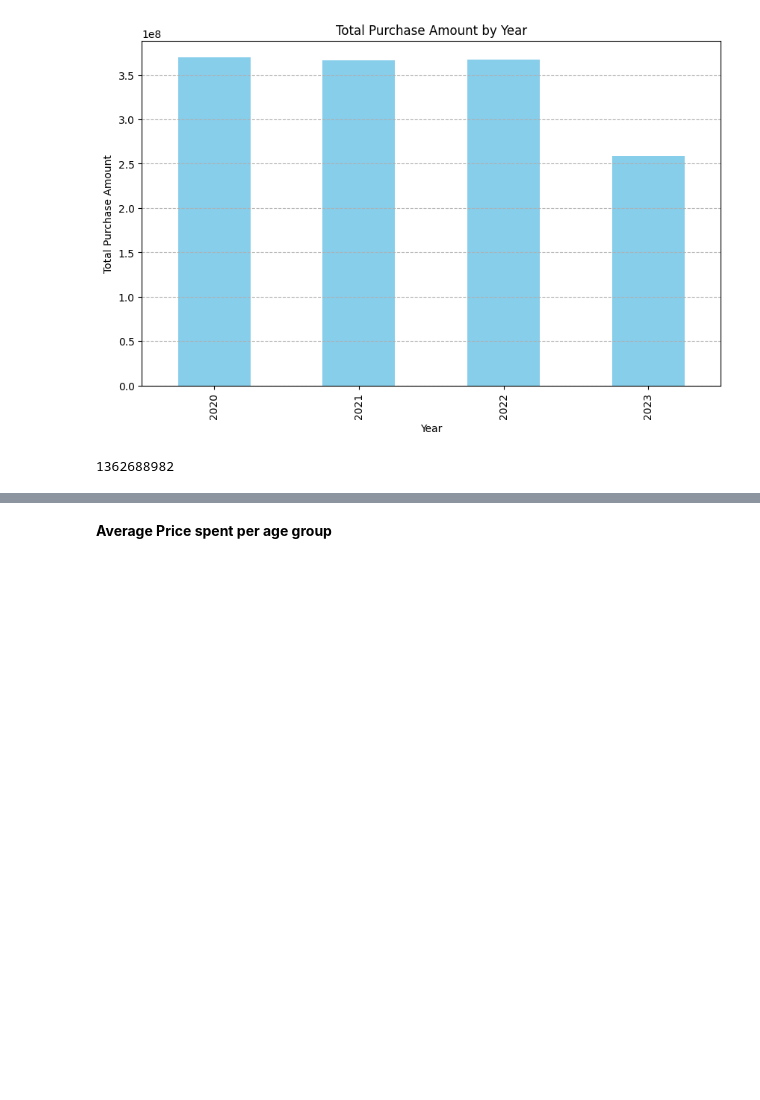
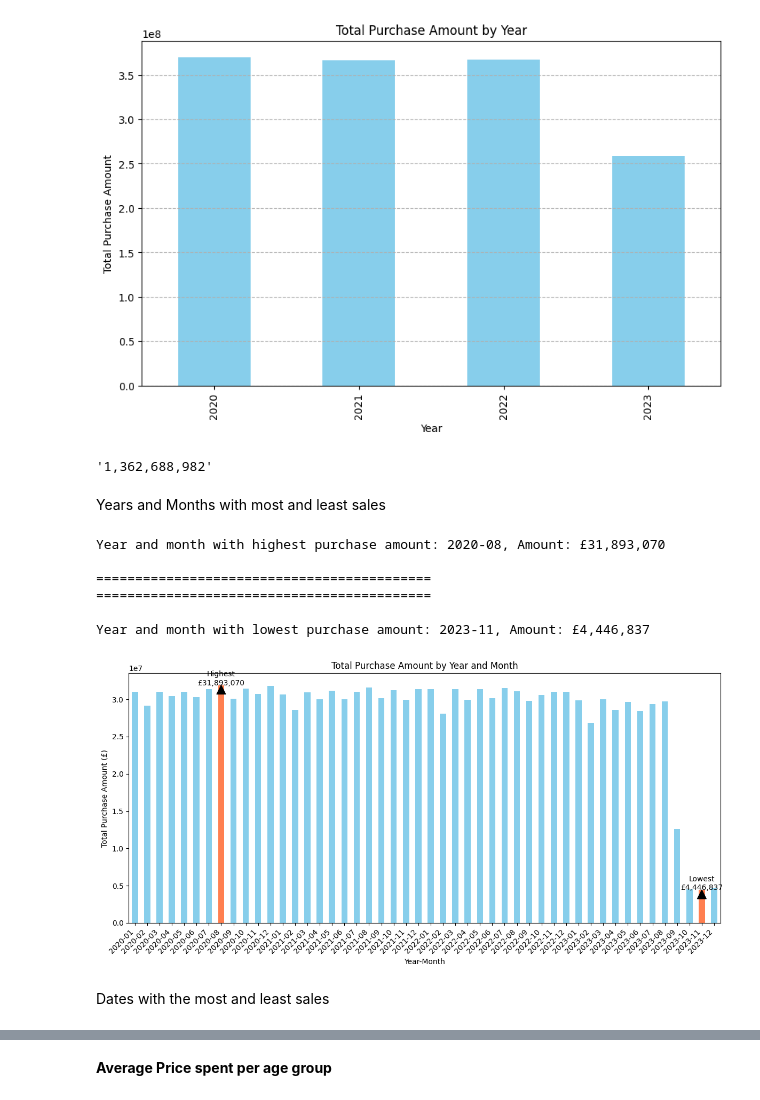
Before and after one commit to TonyNewness/Product-Recommendation, a Jupyter notebook: Copy_of_Main_Group_2_project.ipynb, the cells around one changed output, grey strips where cells are left out. Drawn from its saved outputs; the diff is of its cells as text; code cells hidden in the pictures; blank space fills up the shorter version.

```diff
--- a/Copy_of_Main_Group_2_project.ipynb
+++ b/Copy_of_Main_Group_2_project.ipynb
@@ -198,6 +223,82 @@ plt.show()
 [figure]
 # %%
 # Total Purchase for the 4 years
-By_Year.sum()
+f'{By_Year.sum():,}' # applied f-string using lambda function to make the values easily readable
 # %% [output]
-1362688982
+'1,362,688,982'
+# %% [markdown]
+Years and Months with most and least sales
+# %%
+"""
+The 'Purchase Date' will be parsed with "pd.to_datetime()" to extract the months correctly because of the inconsistencies
+in the date formate (e.g., 3/5/2023 21:30 versus 16/05/2021 13:57) of our data.
+
+"""
+# Using the 'dayfirst' parameter and set 'format' to 'mixed' to handle inconsistent date formats in our data
+data['Purchase Date'] = pd.to_datetime(data['Purchase Date'], dayfirst=True, format='mixed')
+
+# Group by both year and month, and sum the 'Total Purchase Amount'
+by_month_year = data.groupby([data['Purchase Date'].dt.year, data['Purchase Date'].dt.month])['Total Purchase Amount'].sum()
+
+# Find the year and month with the highest total purchase amount
+year_month_with_highest_purchase = by_month_year.idxmax()
+highest_purchase_amount = by_month_year.max()
+
+# Find the year and month with the lowest total purchase amount
+year_month_with_lowest_purchase = by_month_year.idxmin()
+lowest_purchase_amount = by_month_year.min()
+
+# Extract year and month from the index for output
+high_year, high_month = year_month_with_highest_purchase
+low_year, low_month = year_month_with_lowest_purchase
+
+print(f"Year and month with highest purchase amount: {high_year}-{high_month:02d}, Amount: £{highest_purchase_amount:,}")
+print('''
+===========================================
+===========================================
+''')
+print(f"Year and month with lowest purchase amount: {low_year}-{low_month:02d}, Amount: £{lowest_purchase_amount:,}")
+# %% [output]
+Year and month with highest purchase amount: 2020-08, Amount: £31,893,070
+
+===========================================
+===========================================
+
+Year and month with lowest purchase amount: 2023-11, Amount: £4,446,837
+# %%
+
+# Create the bar chart
+fig, ax = plt.subplots(figsize=(12, 6))
+
+# Plot total purchase amounts by year and month
+bars = by_month_year.plot(kind='bar', color='skyblue', ax=ax)
+
+# Highlight the bars with the highest and lowest purchase amounts
+highlight_color = 'coral'
+highlight_idx = [by_month_year.index.get_loc((high_year, high_month)), by_month_year.index.get_loc((low_year, low_month))]
+for i in highlight_idx:
+    bars.patches[i].set_facecolor(highlight_color)
+
+# Format the x-axis labels to show year-month
+ax.set_xticks(range(len(by_month_year)))
+ax.set_xticklabels([f"{year}-{month:02d}" for year, month in by_month_year.index], rotation=45, ha='right')
+
+# Add labels and title
+ax.set_xlabel('Year-Month')
+ax.set_ylabel('Total Purchase Amount (£)')
+ax.set_title('Total Purchase Amount by Year and Month')
+
+# Add annotations for highest and lowest
+for idx, (year_month, amount) in enumerate([((high_year, high_month), highest_purchase_amount), ((low_year, low_month), lowest_purchase_amount)]):
+    ax.annotate(f'{"Highest" if idx == 0 else "Lowest"}\n£{amount:,}',
+                xy=(by_month_year.index.get_loc(year_month), amount),
+                xytext=(by_month_year.index.get_loc(year_month), amount + 500),
+                arrowprops=dict(facecolor='black', shrink=0.05),
+                ha='center')
+
+plt.tight_layout()
+plt.show()
+# %% [output]
+[figure, added]
+# %% [markdown]
+Dates with the most and least sales
```
Also changed, not shown: parts of 35 cells of this notebook.
